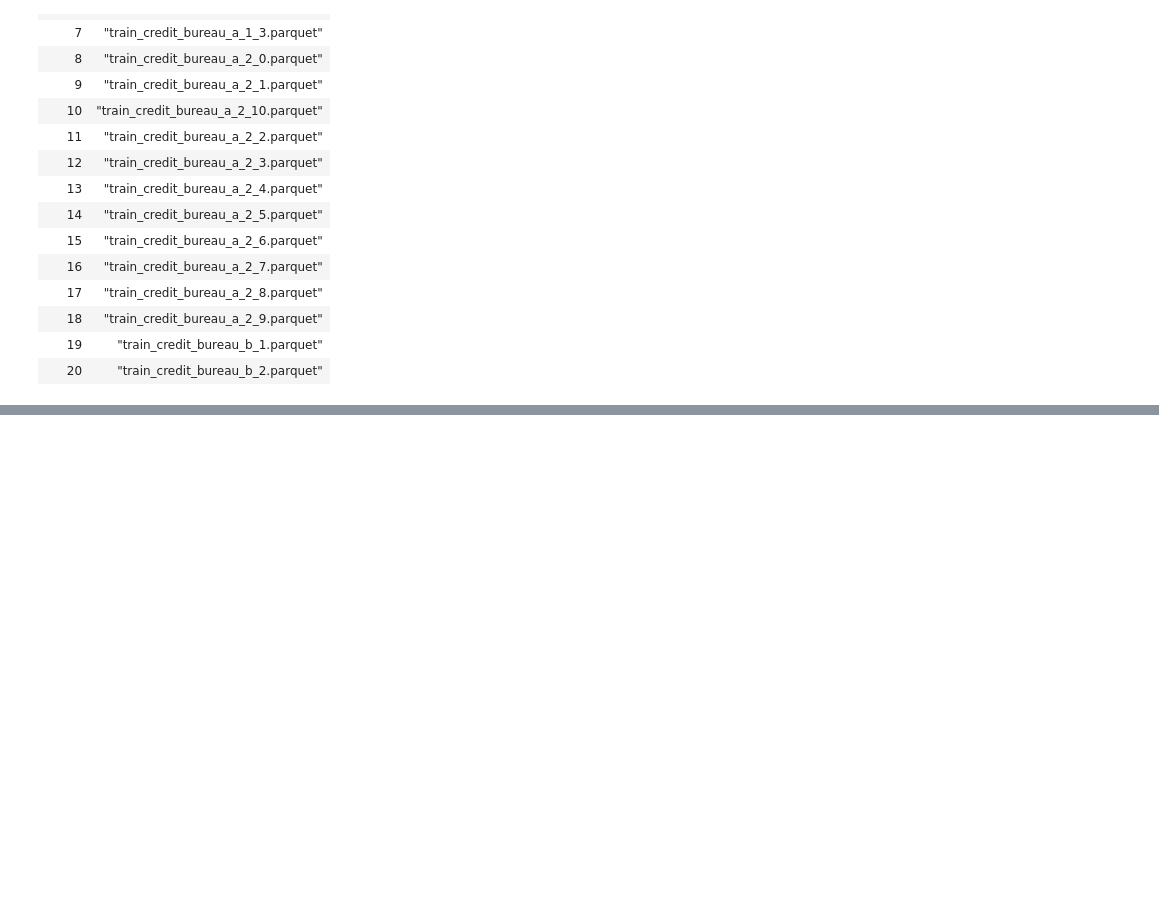
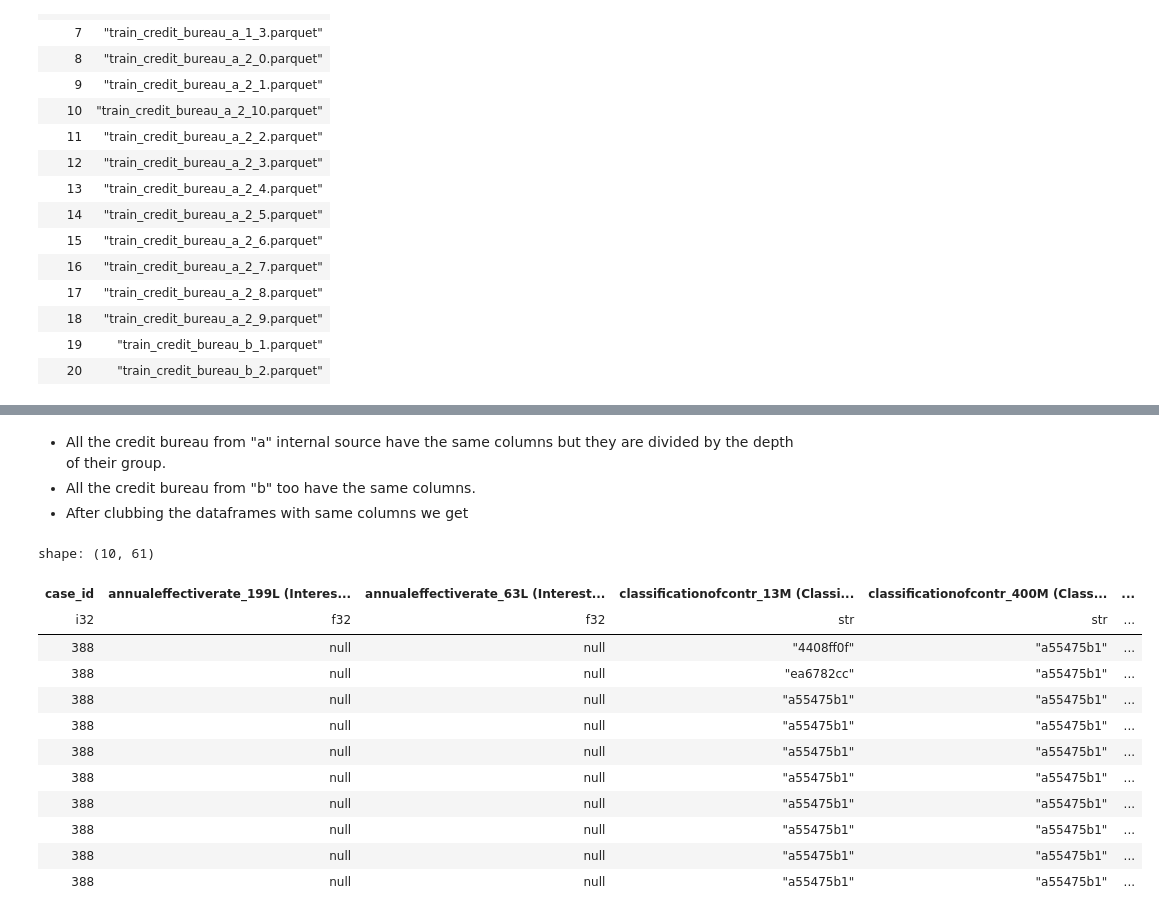
Before and after one commit to h4ck4l1/datasets, a Jupyter notebook: credit_risk/credit_risk.ipynb, the cells around one changed output, grey strips where cells are left out. Drawn from its saved outputs; the diff is of its cells as text; code cells hidden in the pictures; blank space fills up the shorter version.

```diff
--- a/credit_risk/credit_risk.ipynb
+++ b/credit_risk/credit_risk.ipynb
@@ -570,0 +617,27 @@ shape: (5, 61)
+# %% [markdown]
+- All the credit bureau from "a" internal source have the same columns but they are divided by the depth of their group.
+- All the credit bureau from "b" too have the same columns.
+- After clubbing the dataframes with same columns we get
+# %%
+train_credit_internal = (
+    pl.concat(
+        [preprocess(_).with_columns(pl.col(pl.INTEGER_DTYPES).cast(pl.Int32)) for _ in range(4,8)],
+        how="vertical"
+    )
+    # .pipe(drop_null_columns)
+)
+train_credit_internal.fetch().head(10)
+# %% [output]
+shape: (10, 61)
+| case_id | annualeffectiverate_199L (Interes... | annualeffectiverate_63L (Interest... | classificationofcontr_13M (Classi... | classificationofcontr_400M (Class... | ... |
+| i32 | f32 | f32 | str | str | ... |
+| 388 | null | null | "4408ff0f" | "a55475b1" | ... |
+| 388 | null | null | "ea6782cc" | "a55475b1" | ... |
+| 388 | null | null | "a55475b1" | "a55475b1" | ... |
+| 388 | null | null | "a55475b1" | "a55475b1" | ... |
+| 388 | null | null | "a55475b1" | "a55475b1" | ... |
+| 388 | null | null | "a55475b1" | "a55475b1" | ... |
+| 388 | null | null | "a55475b1" | "a55475b1" | ... |
+| 388 | null | null | "a55475b1" | "a55475b1" | ... |
+| 388 | null | null | "a55475b1" | "a55475b1" | ... |
+| 388 | null | null | "a55475b1" | "a55475b1" | ... |
```
Also changed, not shown: parts of 29 cells of this notebook.
